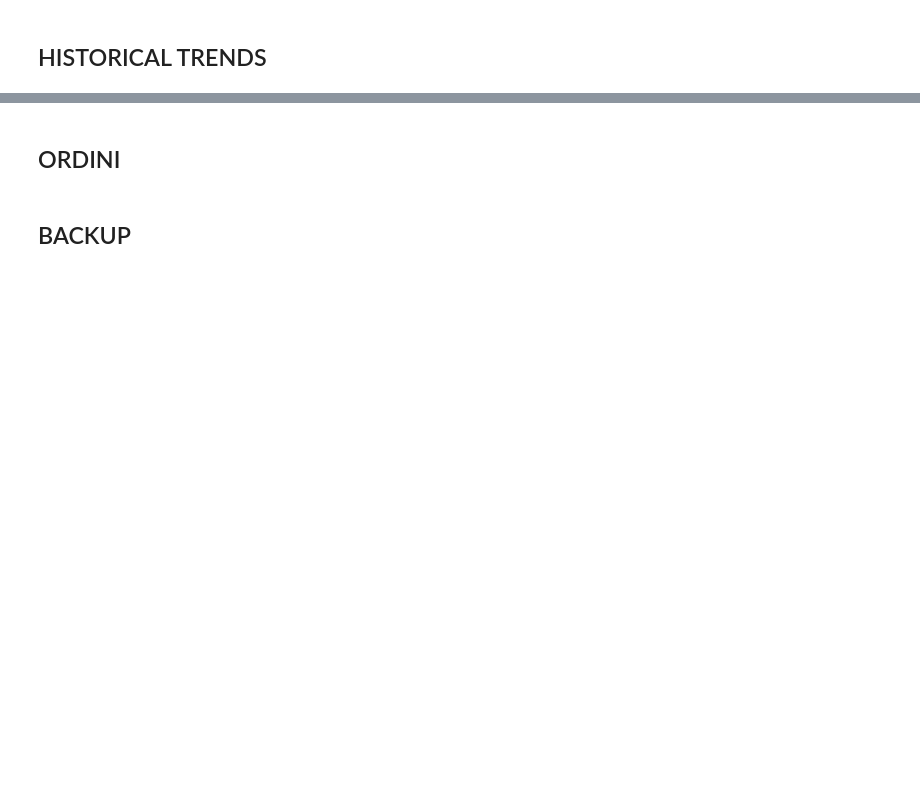
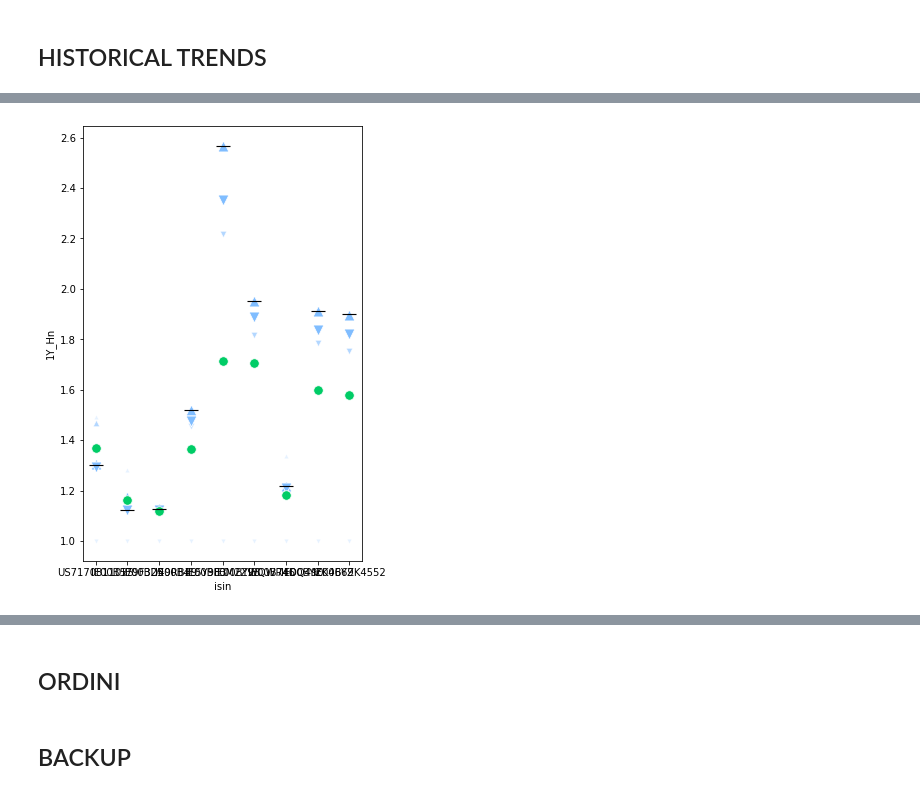
Before and after one commit to fabertel/FB_Python, a Jupyter notebook: MONEY.ipynb, the cells around one changed output, grey strips where cells are left out. Drawn from its saved outputs; the diff is of its cells as text; code cells hidden in the pictures; blank space fills up the shorter version.

```diff
--- a/MONEY.ipynb
+++ b/MONEY.ipynb
@@ -211,27 +233,24 @@ portfolio_v4.to_excel('portfolio_v4.xls')
 # %%
-mysymbols = portfolio_v4['symbol'].tolist()
-del mysymbols[0]          # remove first value (FSUCEURCSH)
 
 history = pd.DataFrame(columns = ['isin','alfa','cumulativeVolume','market','name','windowHighPrice','windowHighTime','windowLowPrice','windowLowTime','Type','lastPrice'])
 
-for i in (mysymbols):
-    products = degiro.search_products(i)
+for i in (myIDs):
 
-    realprice = degiro.real_time_price(Product(products[0]).id, degiroapi.Interval.Type.One_Week)
+    realprice = degiro.real_time_price(i, degiroapi.Interval.Type.One_Week)
     realprice[0]['data']['Type'] = 'One_Week'    # add label to dict
     tmp = pd.DataFrame.from_dict(realprice[0]['data'], orient='index').transpose()
     colsneworder_v5 = ['isin','alfa','cumulativeVolume','market','name','windowHighPrice','windowHighTime','windowLowPrice','windowLowTime','Type','lastPrice']
     tmp = tmp.reindex(columns= colsneworder_v5)
     history=history.append(tmp)
 
-    realprice = degiro.real_time_price(Product(products[0]).id, degiroapi.Interval.Type.One_Month)
+    realprice = degiro.real_time_price(i, degiroapi.Interval.Type.One_Month)
     realprice[0]['data']['Type'] = 'One_Month'
     tmp = pd.DataFrame.from_dict(realprice[0]['data'], orient='index').transpose()
     colsneworder_v5 = ['isin','alfa','cumulativeVolume','market','name','windowHighPrice','windowHighTime','windowLowPrice','windowLowTime','Type','lastPrice']
     tmp = tmp.reindex(columns= colsneworder_v5)
     history=history.append(tmp)
 
-    realprice = degiro.real_time_price(Product(products[0]).id, degiroapi.Interval.Type.One_Year)
+    realprice = degiro.real_time_price(i, degiroapi.Interval.Type.One_Year)
     realprice[0]['data']['Type'] = 'One_Year'
     tmp = pd.DataFrame.from_dict(realprice[0]['data'], orient='index').transpose()
     colsneworder_v5 = ['isin','alfa','cumulativeVolume','market','name','windowHighPrice','windowHighTime','windowLowPrice','windowLowTime','Type','lastPrice']
@@ -273,0 +280,85 @@ historyz
+# %%
+import seaborn as sns
+
+import matplotlib.pyplot as plt
+
+INVESTED = portfolio_v4[(portfolio_v4.symbol!='FSUCEURCSH')]['valuenowEUR'].sum()
+NOTINVESTED = portfolio_v4[(portfolio_v4.symbol=='FSUCEURCSH')]['valuenowEUR'].sum()
+TOTCAPITAL=INVESTED+NOTINVESTED
+TOINVEST = NOTINVESTED-(TOTCAPITAL*(5/100))
+
+pricenowdf= portfolio_v4.copy()
+pricenowdf= pricenowdf[['isin','pricenow','pricebuymean','pricebuymin','pricebuymax']]
+historyz2 = historyz.copy()
+historyz2 = historyz2 [['cumVol','market','name','isin','1Y_L','1M_L', '1W_L','1W_H', '1M_H', '1Y_H']]
+historyz3 = pd.merge(historyz2,pricenowdf)
+
+# NORMALIZZA E IDENTIFICA BEST BUY
+historyz3['1Y_Ln'] = historyz3['1Y_L']/historyz3['1Y_L']
+historyz3['1M_Ln'] = historyz3['1M_L']/historyz3['1Y_L']
+historyz3['1W_Ln'] = historyz3['1W_L']/historyz3['1Y_L']
+historyz3['1Y_Hn'] = historyz3['1Y_H']/historyz3['1Y_L']
+historyz3['1M_Hn'] = historyz3['1M_H']/historyz3['1Y_L']
+historyz3['1W_Hn'] = historyz3['1W_H']/historyz3['1Y_L']
+historyz3['pricenown'] = historyz3['pricenow']/historyz3['1Y_L']
+historyz3['pricebuymeann'] = historyz3['pricebuymean']/historyz3['1Y_L']
+historyz3['pricebuyminn'] = historyz3['pricebuymin']/historyz3['1Y_L']
+historyz3['pricebuymaxn'] = historyz3['pricebuymax']/historyz3['1Y_L']
+historyz3['bestbuy'] = (historyz3['pricenow']-historyz3['1M_L'])/(historyz3['1M_H']-historyz3['1M_L'])
+historyz3=historyz3.sort_values(by=('bestbuy'), ascending=True)
+
+tobuyfinal =pd.merge(historyz3,portfolio_v4,how="left",on="isin")
+tobuyfinal['pricenow_EUR']=tobuyfinal['pricenow_x']*tobuyfinal['vsEURrate']
+tobuyfinal['QUOTES2BUY']=round(-(tobuyfinal['vsGOAL']/tobuyfinal['pricenow_EUR'])-0.5)
+tobuyfinal['TOT2BUY']=tobuyfinal['QUOTES2BUY']*tobuyfinal['pricenow_EUR']
+
+for i, row in tobuyfinal.iterrows():
+    if ((row['QUOTES2BUY']>0) & (TOINVEST>0)):
+        if (row['TOT2BUY']<TOINVEST):
+            QUOTES2BUY2val=row['QUOTES2BUY']
+        else :
+            QUOTES2BUY2val = round((TOINVEST/row['pricenow_EUR'])-0.5)
+        TOINVEST=TOINVEST-row['TOT2BUY']
+        tobuyfinal.at[i,'QUOTES2BUY2']= QUOTES2BUY2val
+        tobuyfinal.at[i,'TOT2BUY2']=QUOTES2BUY2val*row['pricenow_EUR']
+
+TOT2BUY2SUM = tobuyfinal['TOT2BUY2'].sum()
+NEWINVESTED = TOT2BUY2SUM+INVESTED
+
+tobuyfinal=tobuyfinal.replace(np.nan, 0)
+for i, row in tobuyfinal.iterrows():
+    NEWvaluenowEURval=row['valuenowEUR']+(row['QUOTES2BUY2']*row['pricenow_EUR'])
+    tobuyfinal.at[i,'NEWvaluenowEUR']=NEWvaluenowEURval
+    tobuyfinal.at[i,'NEWvsGOAL']=NEWvaluenowEURval-row['GOALinvestment']
+    tobuyfinal.at[i,'NEWGOAL']=(NEWvaluenowEURval/NEWINVESTED)
+    if (row['GOALinvestment'] > 0 ):
+        tobuyfinal.at[i,'NEWvsGOALperc']=(NEWvaluenowEURval-row['GOALinvestment'])/row['GOALinvestment']
+
+tobuyfinal = tobuyfinal[['name_x', 'isin','PIANO', 'SHORT','GOAL', 'GOALinvestment', 'vsGOAL', 'valuenowEUR','pricenow_EUR', 'QUOTES2BUY', 'TOT2BUY', 'QUOTES2BUY2', 'TOT2BUY2', 'NEWvaluenowEUR', 'NEWvsGOAL','NEWvsGOALperc','NEWGOAL']]
+
+# FORMAT TABLE .. crea dizionario di formattazioni formatdict poi lo applica in portfolio_v4.style.format(formatdict)
+formatdict2 = {}
+col2formatPERC = ['GOAL','NEWvsGOALperc','NEWGOAL']
+col2formatINT = ['QUOTES2BUY','QUOTES2BUY2']
+col2formatFLOAT2 = ['GOALinvestment','valuenowEUR','pricenow_EUR', 'TOT2BUY', 'TOT2BUY2', 'NEWvaluenowEUR', 'NEWvsGOAL']
+for j in col2formatPERC: formatdict2[j] = "{:.0%}"
+for j in col2formatINT: formatdict2[j] = "{:.0f}"
+for j in col2formatFLOAT2: formatdict2[j] = "{:.2f}"
+tobuyfinal.style.format(formatdict2)
+
+a = TOTCAPITAL,INVESTED,NOTINVESTED,TOT2BUY2SUM,NEWINVESTED
+for i in range(len(a)):
+    print('{:,.0f}'.format(a[i]))
+
+# PLOT
+plt.figure(figsize=(5, 8))
+g=sns.scatterplot(data=historyz3, x="isin", y="1Y_Hn",color="#e6f2ff", marker = '^', s=20)
+g=sns.scatterplot(data=historyz3, x="isin", y="1Y_Ln",color="#e6f2ff", marker = 'v', s=20)
+g=sns.scatterplot(data=historyz3, x="isin", y="1M_Hn",color="#b3d7ff", marker = '^', s=40)
+g=sns.scatterplot(data=historyz3, x="isin", y="1M_Ln",color="#b3d7ff", marker = 'v', s=40)
+g=sns.scatterplot(data=historyz3, x="isin", y="1W_Hn",color="#80bdff", marker = '^', s=120)
+g=sns.scatterplot(data=historyz3, x="isin", y="1W_Ln",color="#80bdff", marker = 'v', s=120)
+g=sns.scatterplot(data=historyz3, x="isin", y="pricebuymeann",color="#00cc66" , marker = 'o',s=90)
+g=sns.scatterplot(data=historyz3, x="isin", y="pricenown",color="black" , marker = '_',s=200)
+#g.set_xticklabels(historyz['name'].tolist(),rotation=90)
+# %% [output]
@@ -273,0 +382 @@ historyz
+[figure, added]
```
Also changed, not shown: parts of 15 cells of this notebook.
